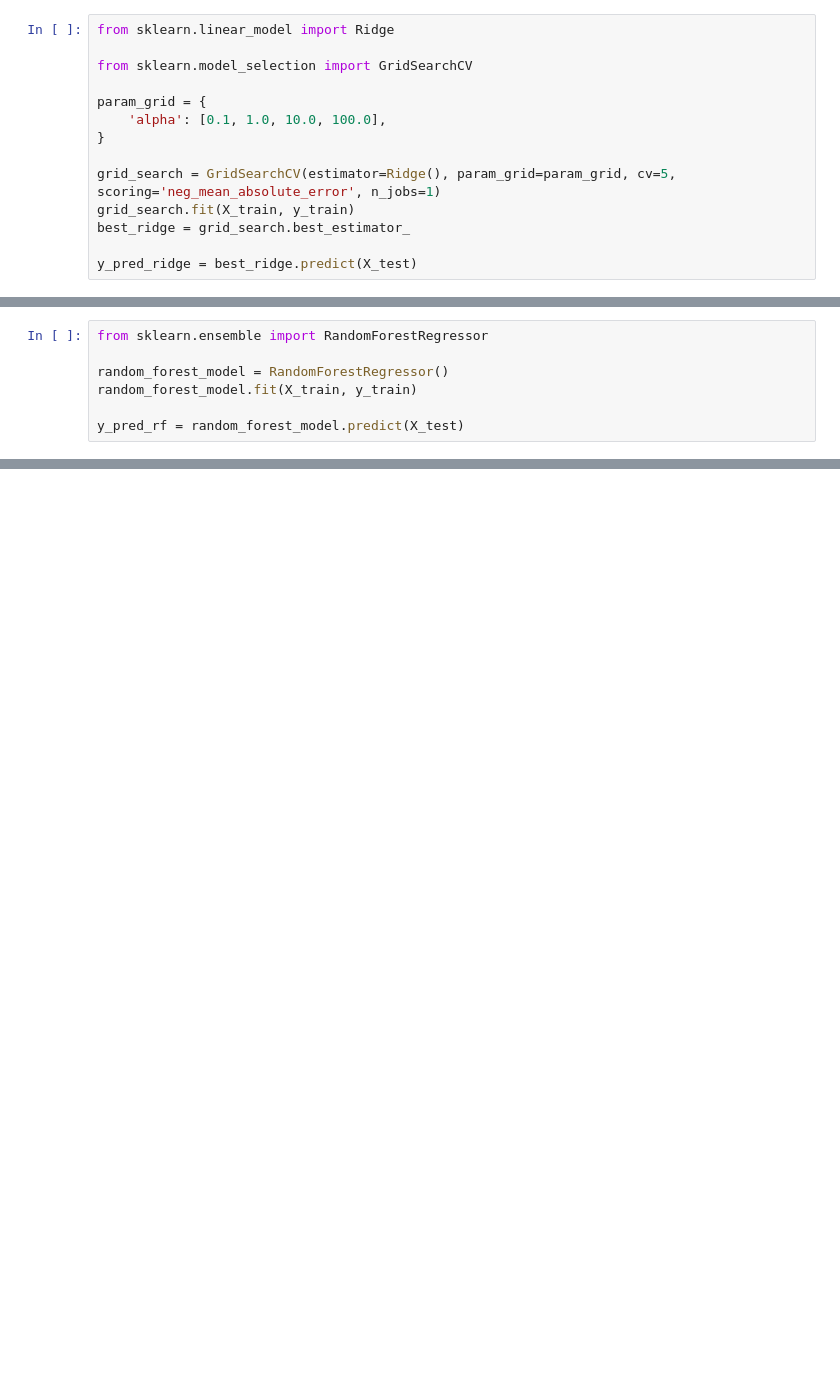
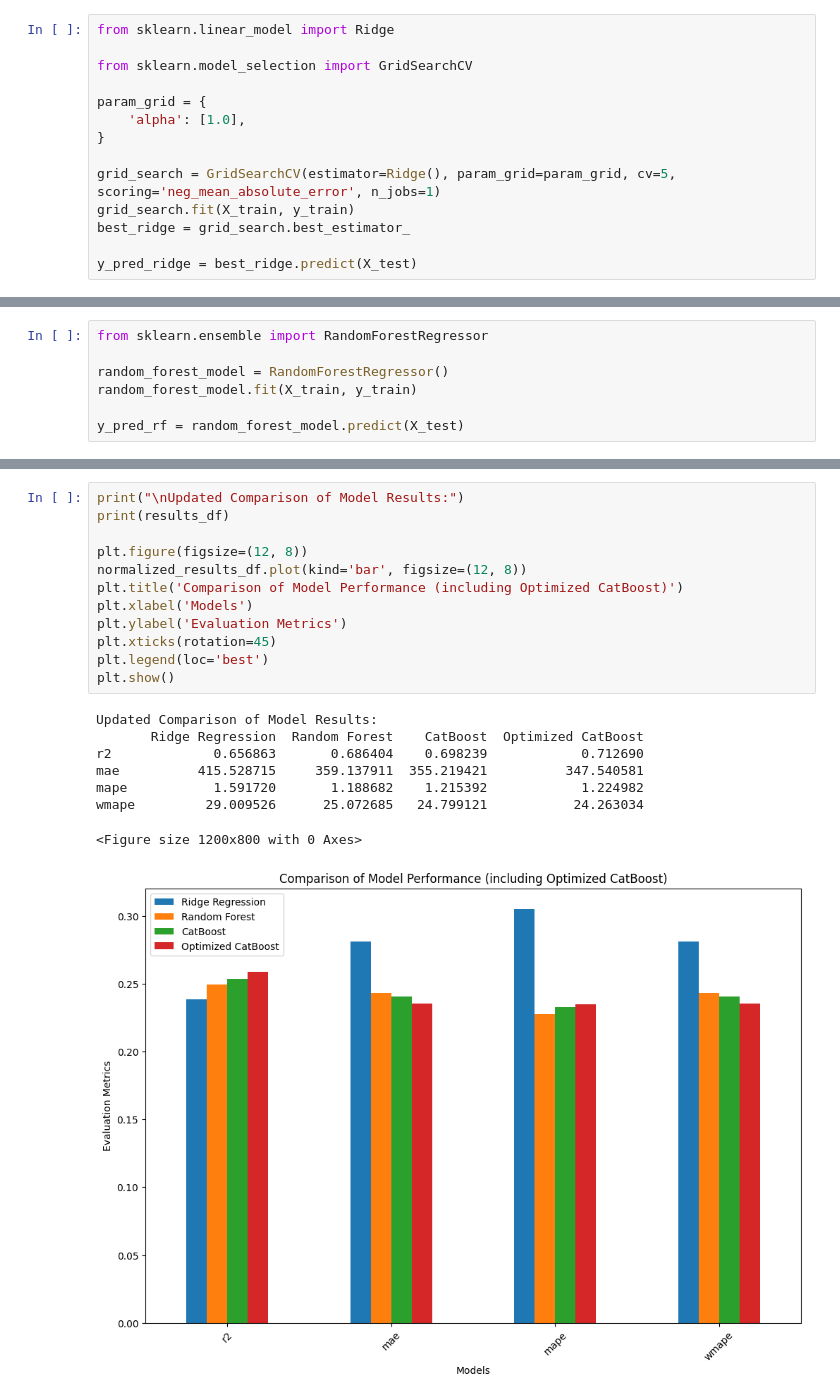
Before and after one commit to NetKit/mfdp, a Jupyter notebook: baseline.ipynb, the cells around one changed output, grey strips where cells are left out. Cells and saved outputs as stored; diff of their text form; blank space fills up the shorter version.

```diff
--- a/baseline.ipynb
+++ b/baseline.ipynb
@@ -502,7 +502,7 @@ from sklearn.linear_model import Ridge
 from sklearn.model_selection import GridSearchCV
 
 param_grid = {
-    'alpha': [0.1, 1.0, 10.0, 100.0],
+    'alpha': [1.0],
 }
 
 grid_search = GridSearchCV(estimator=Ridge(), param_grid=param_grid, cv=5, scoring='neg_mean_absolute_error', n_jobs=1)
@@ -563,0 +612,21 @@ wmape         29.009526      25.206541   24.934816
+# %%
+print("\nUpdated Comparison of Model Results:")
+print(results_df)
+
+plt.figure(figsize=(12, 8))
+normalized_results_df.plot(kind='bar', figsize=(12, 8))
+plt.title('Comparison of Model Performance (including Optimized CatBoost)')
+plt.xlabel('Models')
+plt.ylabel('Evaluation Metrics')
+plt.xticks(rotation=45)
+plt.legend(loc='best')
+plt.show()
+# %% [output]
+Updated Comparison of Model Results:
+       Ridge Regression  Random Forest    CatBoost  Optimized CatBoost
+r2             0.656863       0.686404    0.698239            0.712690
+mae          415.528715     359.137911  355.219421          347.540581
+mape           1.591720       1.188682    1.215392            1.224982
+wmape         29.009526      25.072685   24.799121           24.263034
+<Figure size 1200x800 with 0 Axes>
+[figure, added]
```
Also changed, not shown: parts of 4 cells of this notebook.
